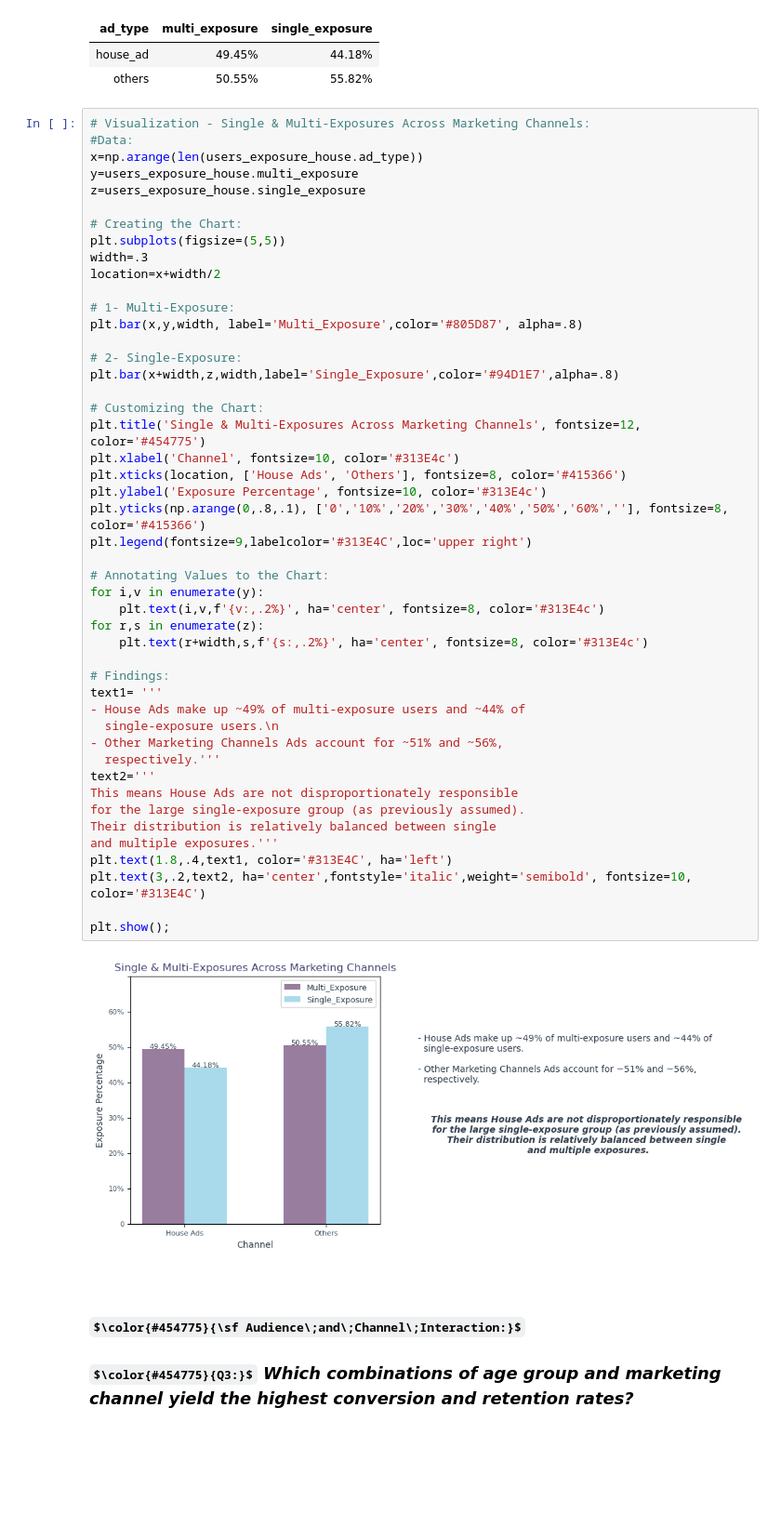
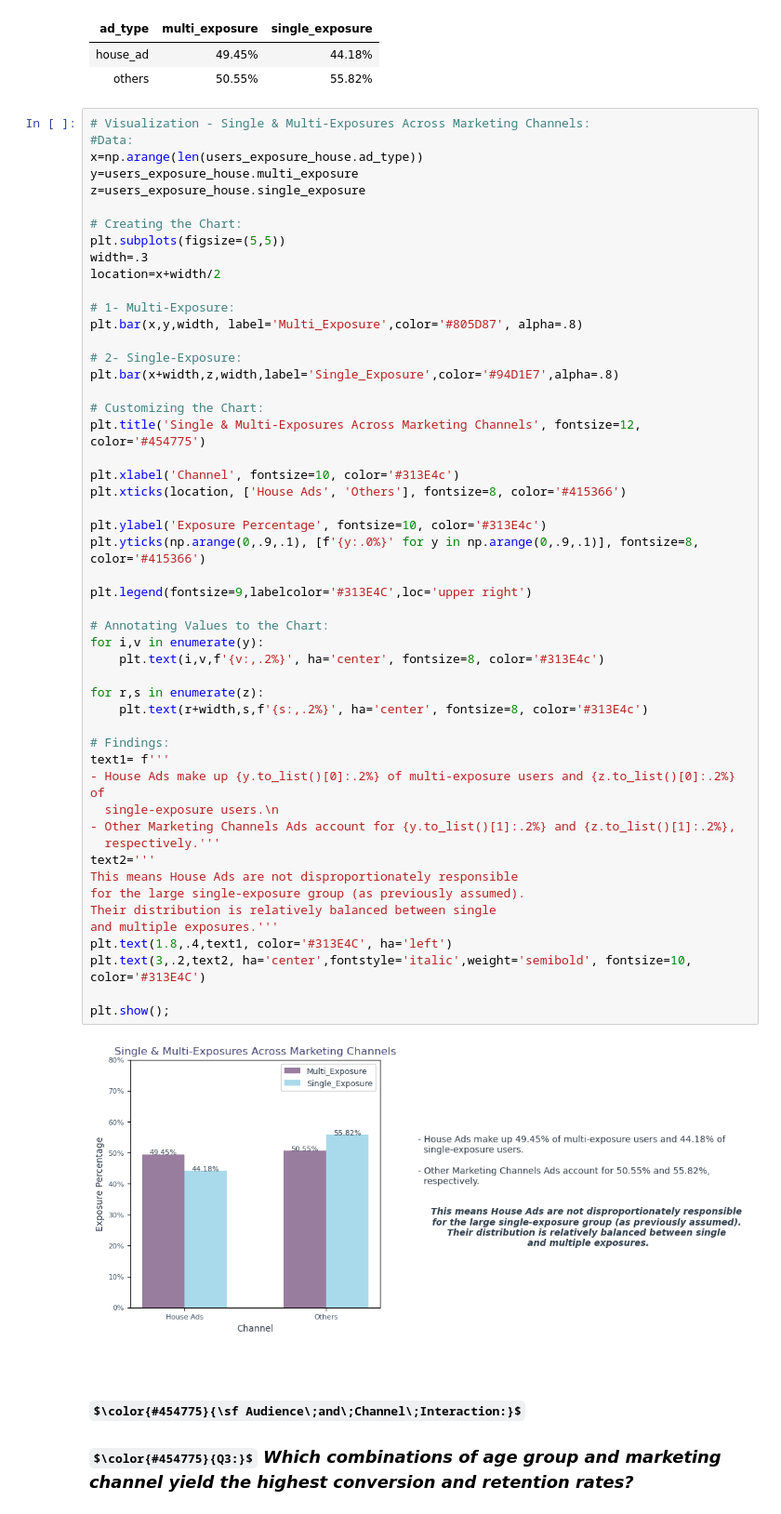
Before and after one commit to hend-a-ghafour/Analyzing_Marketing_Campaigns, a Jupyter notebook: Analyzing_Marketing_Campaigns.ipynb, the cells around one changed output. Shown at 93% size. Cells and saved outputs as stored; diff of their text form; some formulas as TeX source; blank space fills up the shorter version.

```diff
--- a/Analyzing_Marketing_Campaigns.ipynb
+++ b/Analyzing_Marketing_Campaigns.ipynb
@@ -2349,38 +2377,42 @@ plt.bar(x,y,width, label='Multi_Exposure',color='#805D87', alpha=.8)
 
 # 2- Single-Exposure:
 plt.bar(x+width,z,width,label='Single_Exposure',color='#94D1E7',alpha=.8)
 
 # Customizing the Chart:
 plt.title('Single & Multi-Exposures Across Marketing Channels', fontsize=12, color='#454775')
+
 plt.xlabel('Channel', fontsize=10, color='#313E4c')
 plt.xticks(location, ['House Ads', 'Others'], fontsize=8, color='#415366')
+
 plt.ylabel('Exposure Percentage', fontsize=10, color='#313E4c')
-plt.yticks(np.arange(0,.8,.1), ['0','10%','20%','30%','40%','50%','60%',''], fontsize=8, color='#415366')
+plt.yticks(np.arange(0,.9,.1), [f'{y:.0%}' for y in np.arange(0,.9,.1)], fontsize=8, color='#415366')
+
 plt.legend(fontsize=9,labelcolor='#313E4C',loc='upper right')
 
 # Annotating Values to the Chart:
 for i,v in enumerate(y):
     plt.text(i,v,f'{v:,.2%}', ha='center', fontsize=8, color='#313E4c')
+
 for r,s in enumerate(z):
     plt.text(r+width,s,f'{s:,.2%}', ha='center', fontsize=8, color='#313E4c')
 
 # Findings:
-text1= '''
-- House Ads make up ~49% of multi-exposure users and ~44% of
+text1= f'''
+- House Ads make up {y.to_list()[0]:.2%} of multi-exposure users and {z.to_list()[0]:.2%} of
   single-exposure users.\n
-- Other Marketing Channels Ads account for ~51% and ~56%,
+- Other Marketing Channels Ads account for {y.to_list()[1]:.2%} and {z.to_list()[1]:.2%},
   respectively.'''
 text2='''
 This means House Ads are not disproportionately responsible
 for the large single-exposure group (as previously assumed).
 Their distribution is relatively balanced between single
 and multiple exposures.'''
 plt.text(1.8,.4,text1, color='#313E4C', ha='left')
 plt.text(3,.2,text2, ha='center',fontstyle='italic',weight='semibold', fontsize=10, color='#313E4C')
 
 plt.show();
 # %% [output]
-[figure, old version]
+[figure, new version]
 # %% [markdown]
 <br>
 
```
Also changed, not shown: parts of 17 cells of this notebook.
